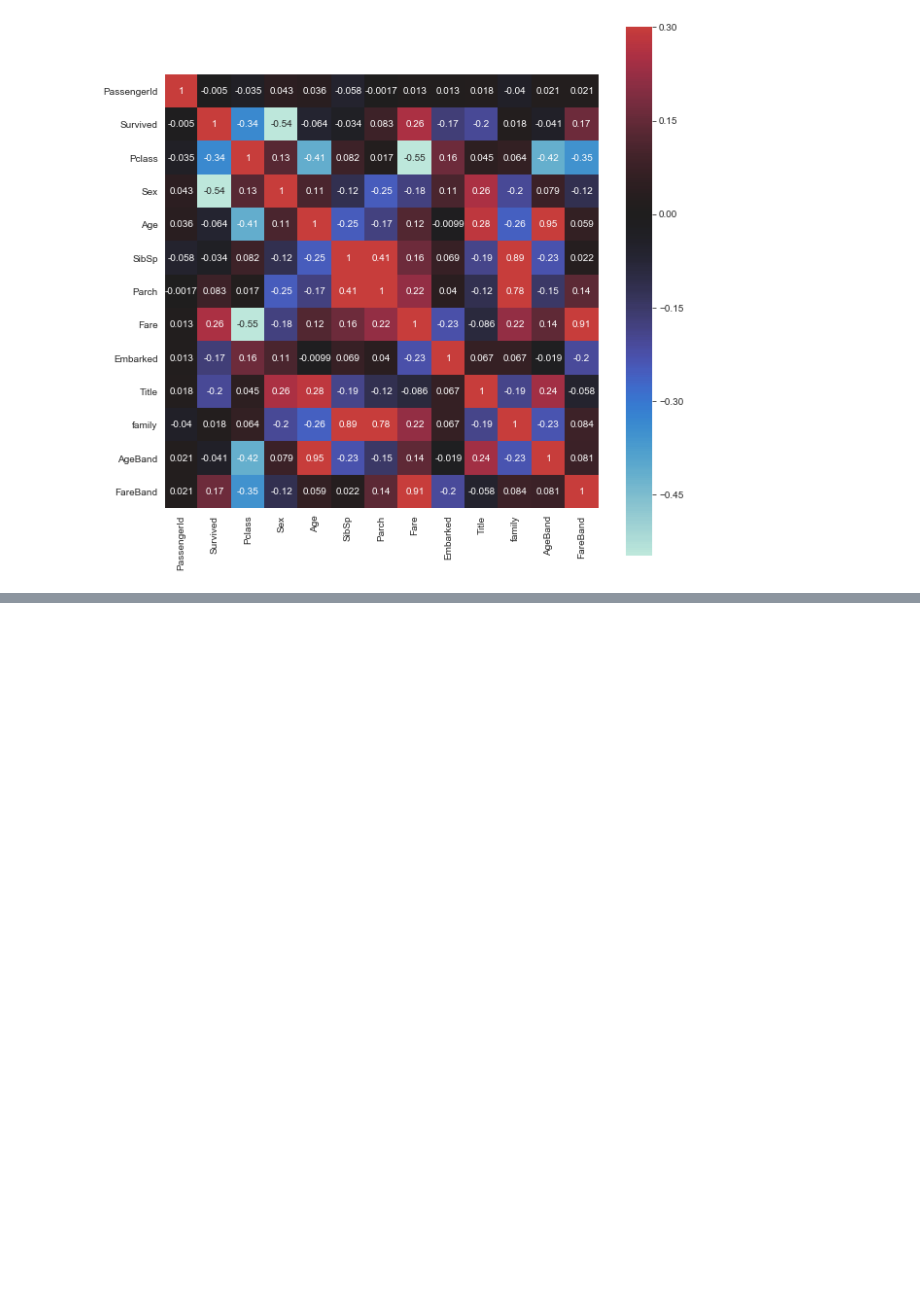
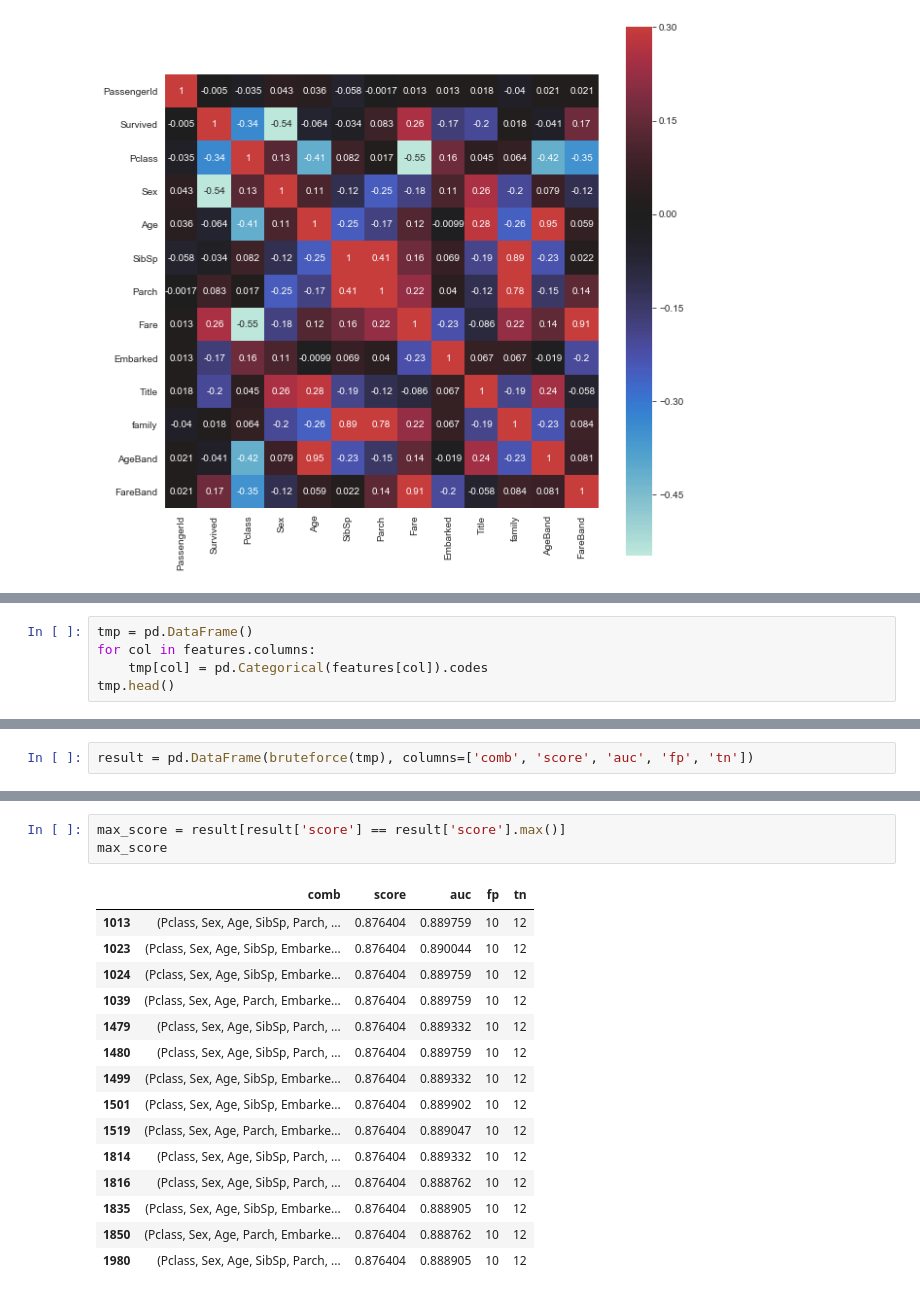
Before and after one commit to PierreEpron/di_caprio, a Jupyter notebook: survived_predict.ipynb, the cells around one changed output, grey strips where cells are left out. Cells and saved outputs as stored; diff of their text form; blank space fills up the shorter version.

```diff
--- a/survived_predict.ipynb
+++ b/survived_predict.ipynb
@@ -320,0 +651,5 @@ plt.show(ax)
+# %%
+tmp = pd.DataFrame()
+for col in features.columns:
+    tmp[col] = pd.Categorical(features[col]).codes
+tmp.head()
@@ -320,0 +663,2 @@ plt.show(ax)
+# %%
+result = pd.DataFrame(bruteforce(tmp), columns=['comb', 'score', 'auc', 'fp', 'tn'])
@@ -320,0 +860,19 @@ plt.show(ax)
+# %%
+max_score = result[result['score'] == result['score'].max()]
+max_score
+# %% [output]
+|  | comb | score | auc | fp | tn |
+| 1013 | (Pclass, Sex, Age, SibSp, Parch, ... | 0.876404 | 0.889759 | 10 | 12 |
+| 1023 | (Pclass, Sex, Age, SibSp, Embarke... | 0.876404 | 0.890044 | 10 | 12 |
+| 1024 | (Pclass, Sex, Age, SibSp, Embarke... | 0.876404 | 0.889759 | 10 | 12 |
+| 1039 | (Pclass, Sex, Age, Parch, Embarke... | 0.876404 | 0.889759 | 10 | 12 |
+| 1479 | (Pclass, Sex, Age, SibSp, Parch, ... | 0.876404 | 0.889332 | 10 | 12 |
+| 1480 | (Pclass, Sex, Age, SibSp, Parch, ... | 0.876404 | 0.889759 | 10 | 12 |
+| 1499 | (Pclass, Sex, Age, SibSp, Embarke... | 0.876404 | 0.889332 | 10 | 12 |
+| 1501 | (Pclass, Sex, Age, SibSp, Embarke... | 0.876404 | 0.889902 | 10 | 12 |
+| 1519 | (Pclass, Sex, Age, Parch, Embarke... | 0.876404 | 0.889047 | 10 | 12 |
+| 1814 | (Pclass, Sex, Age, SibSp, Parch, ... | 0.876404 | 0.889332 | 10 | 12 |
+| 1816 | (Pclass, Sex, Age, SibSp, Parch, ... | 0.876404 | 0.888762 | 10 | 12 |
+| 1835 | (Pclass, Sex, Age, SibSp, Embarke... | 0.876404 | 0.888905 | 10 | 12 |
+| 1850 | (Pclass, Sex, Age, Parch, Embarke... | 0.876404 | 0.888762 | 10 | 12 |
+| 1980 | (Pclass, Sex, Age, SibSp, Parch, ... | 0.876404 | 0.888905 | 10 | 12 |
```
Also changed, not shown: parts of 23 cells of this notebook.
